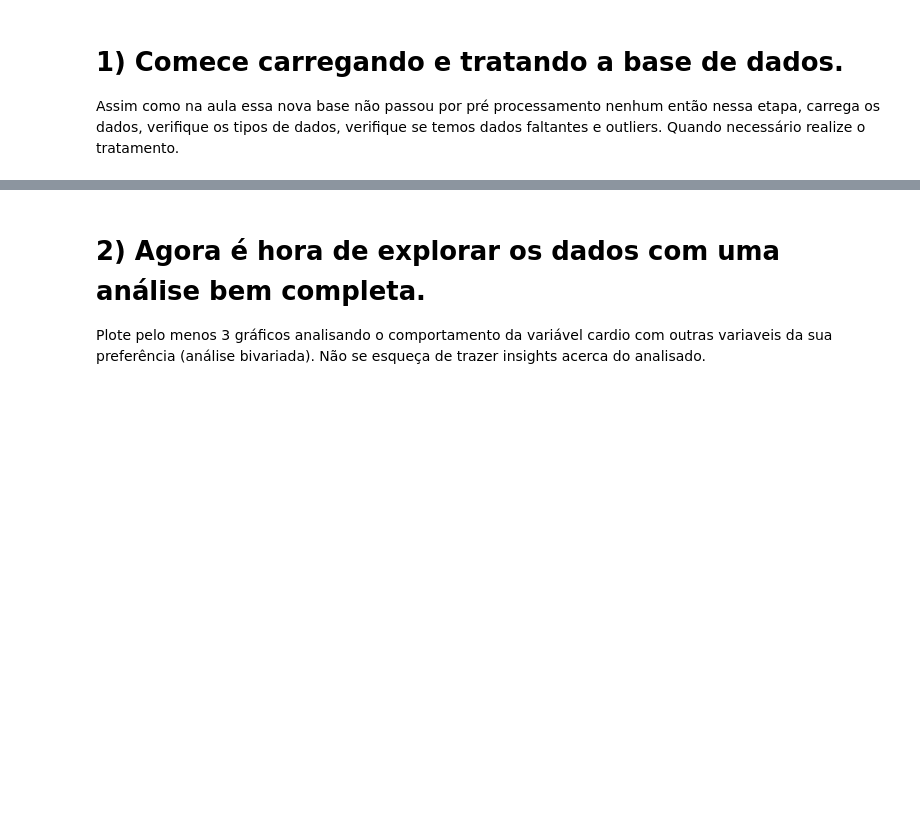
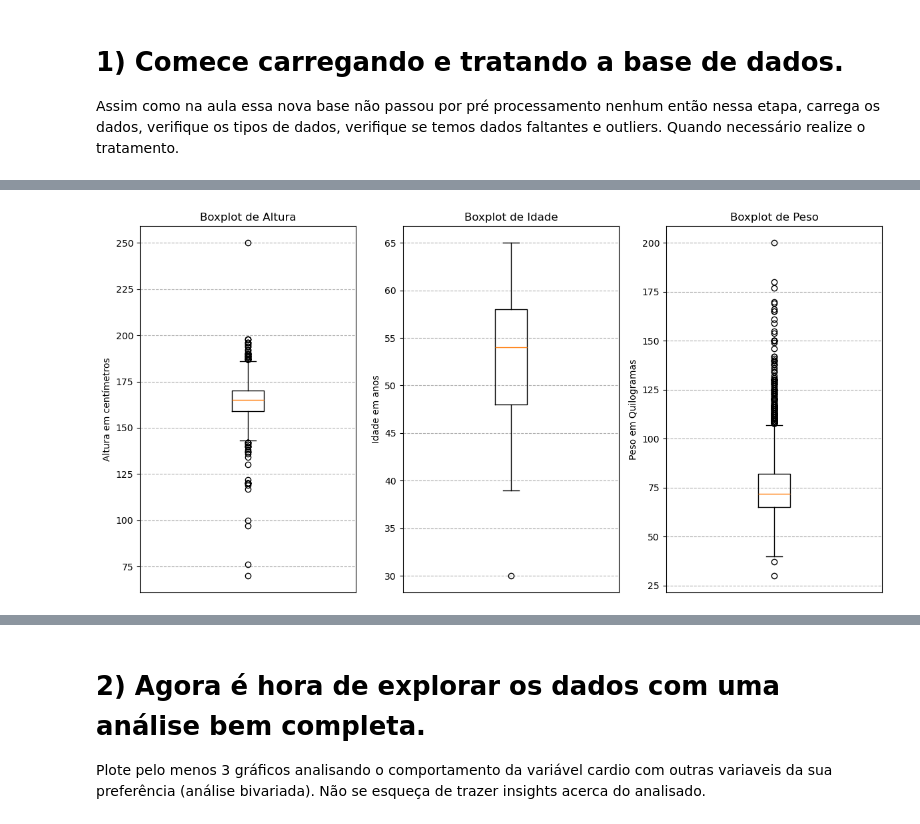
Before and after one commit to flavianojr1/regressao-logistica-para-doencas-cardiovasculares, a Jupyter notebook: Profissao Cientista de Dados M27 Pratique.ipynb, the cells around one changed output, grey strips where cells are left out. Cells and saved outputs as stored; diff of their text form; code cells hidden in the pictures; blank space fills up the shorter version.

```diff
--- a/Profissao Cientista de Dados M27 Pratique.ipynb
+++ b/Profissao Cientista de Dados M27 Pratique.ipynb
@@ -44,0 +82,6 @@ base = pd.read_csv("CARDIO_BASE.csv", delimiter=';')
+# %%
+# Verificando se há dados duplicados
+print('Dados duplicados: ', base.duplicated().sum())
+
+base.drop_duplicates(inplace=True)
+print('Dados duplicados após tratamento: ', base.duplicated().sum())
@@ -44,0 +142,7 @@ base = pd.read_csv("CARDIO_BASE.csv", delimiter=';')
+# %%
+# Trocando ',' por '.' para transformar string em floats
+base['weight'] = base['weight'].str.replace(',', '.')
+base['weight'] = base['weight'].astype(float)
+
+# Conferindo o resultado
+base.info()
@@ -44,0 +167,30 @@ base = pd.read_csv("CARDIO_BASE.csv", delimiter=';')
+# %%
+# Plotando o gráfico da altura
+fig, axes = plt.subplots(1, 3, figsize=(12, 6)) # 1 linha, 3 colunas
+
+# Primeiro gráfico
+axes[0].boxplot(base['height'])
+axes[0].set_title('Boxplot de Altura')
+axes[0].set_ylabel('Altura em centímetros')
+axes[0].set_xticks([])
+axes[0].grid(axis='y', linestyle='--')
+
+# Segundo gráfico
+axes[1].set_title('Boxplot de Idade')
+axes[1].boxplot(base['age'])
+axes[1].set_ylabel('Idade em anos')
+axes[1].set_xticks([])
+axes[1].grid(axis='y', linestyle='--')
+
+# Terceiro gráfico
+axes[2].set_title('Boxplot de Peso')
+axes[2].boxplot(base['weight'])
+axes[2].set_ylabel('Peso em Quilogramas')
+axes[2].set_xticks([])
+axes[2].grid(axis='y', linestyle='--')
+
+# Mostra os gráficos
+plt.tight_layout()
+plt.show()
+# %% [output]
+[figure, added]
```
Also changed, not shown: parts of 18 cells of this notebook.
